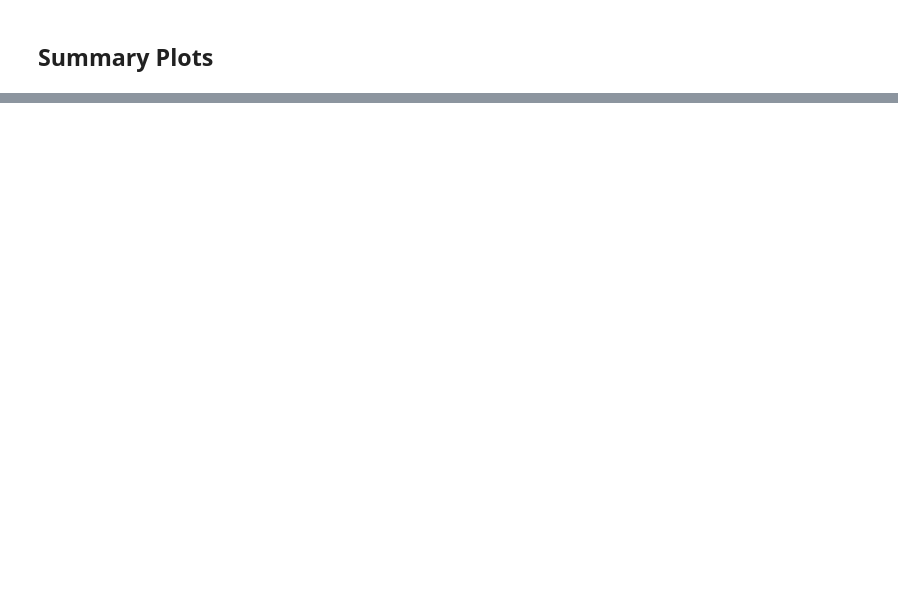
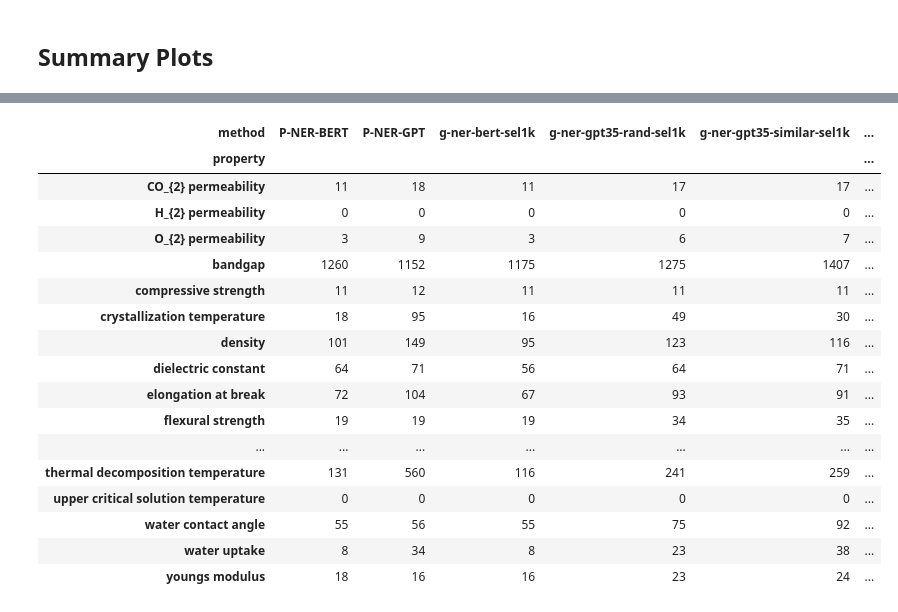
Before and after one commit to Ramprasad-Group/PromptDataExtraction, a Jupyter notebook: notebooks/Analyze-Select-1k.ipynb, the cells around one changed output, grey strips where cells are left out. Cells and saved outputs as stored; diff of their text form; code cells hidden in the pictures; blank space fills up the shorter version.

```diff
--- a/notebooks/Analyze-Select-1k.ipynb
+++ b/notebooks/Analyze-Select-1k.ipynb
@@ -761,0 +940,22 @@ timings(5875.01+517.561+105150)
+# %%
+# Deduplicated extracted properties
+count = 0
+
+for _id, _name in gpt_id_name.items():
+    result = execute_count("""
+    SELECT count(ep.*)
+    FROM extracted_properties ep
+    JOIN extracted_materials em ON em.id = ep.material_id
+    WHERE ep.method_id = :id
+    AND exists (
+        SELECT 1
+        FROM property_metadata pm
+        WHERE pm.name = :name
+        AND ep.entity_name = ANY(ARRAY[pm.other_names])
+        );
+    """, id = _id, name = _name )
+    print(_name, result)
+    propcount.add(method="P-NER-GPT", property=_name, count=result)
+    count +=result
+
+count
@@ -827,0 +1055,23 @@ plt.show()
+# %%
+# Extracted properties per pipeline.
+propdf = propcount.df.pivot(columns='method', values='count', index='property')
+propdf
+# %% [output]
+| method | P-NER-BERT | P-NER-GPT | g-ner-bert-sel1k | g-ner-gpt35-rand-sel1k | g-ner-gpt35-similar-sel1k | ... |
+| property |  |  |  |  |  | ... |
+| CO_{2} permeability | 11 | 18 | 11 | 17 | 17 | ... |
+| H_{2} permeability | 0 | 0 | 0 | 0 | 0 | ... |
+| O_{2} permeability | 3 | 9 | 3 | 6 | 7 | ... |
+| bandgap | 1260 | 1152 | 1175 | 1275 | 1407 | ... |
+| compressive strength | 11 | 12 | 11 | 11 | 11 | ... |
+| crystallization temperature | 18 | 95 | 16 | 49 | 30 | ... |
+| density | 101 | 149 | 95 | 123 | 116 | ... |
+| dielectric constant | 64 | 71 | 56 | 64 | 71 | ... |
+| elongation at break | 72 | 104 | 67 | 93 | 91 | ... |
+| flexural strength | 19 | 19 | 19 | 34 | 35 | ... |
+| ... | ... | ... | ... | ... | ... | ... |
+| thermal decomposition temperature | 131 | 560 | 116 | 241 | 259 | ... |
+| upper critical solution temperature | 0 | 0 | 0 | 0 | 0 | ... |
+| water contact angle | 55 | 56 | 55 | 75 | 92 | ... |
+| water uptake | 8 | 34 | 8 | 23 | 38 | ... |
+| youngs modulus | 18 | 16 | 16 | 23 | 24 | ... |
```
Also changed, not shown: parts of 26 cells of this notebook.
